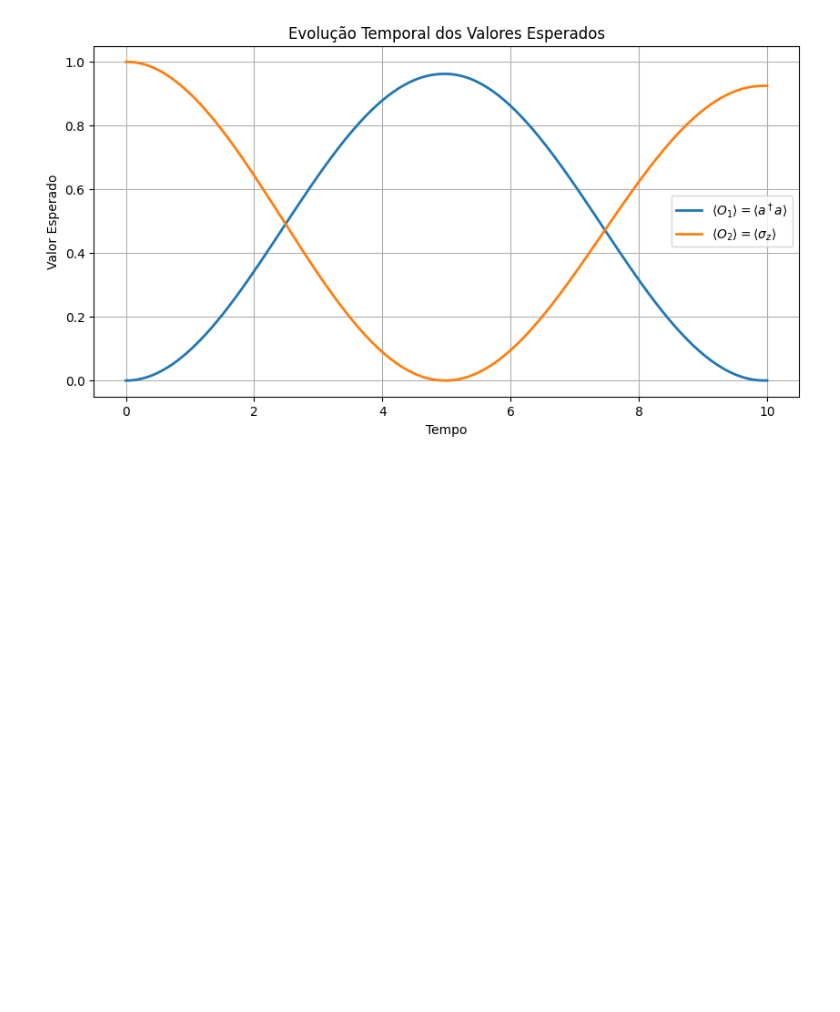
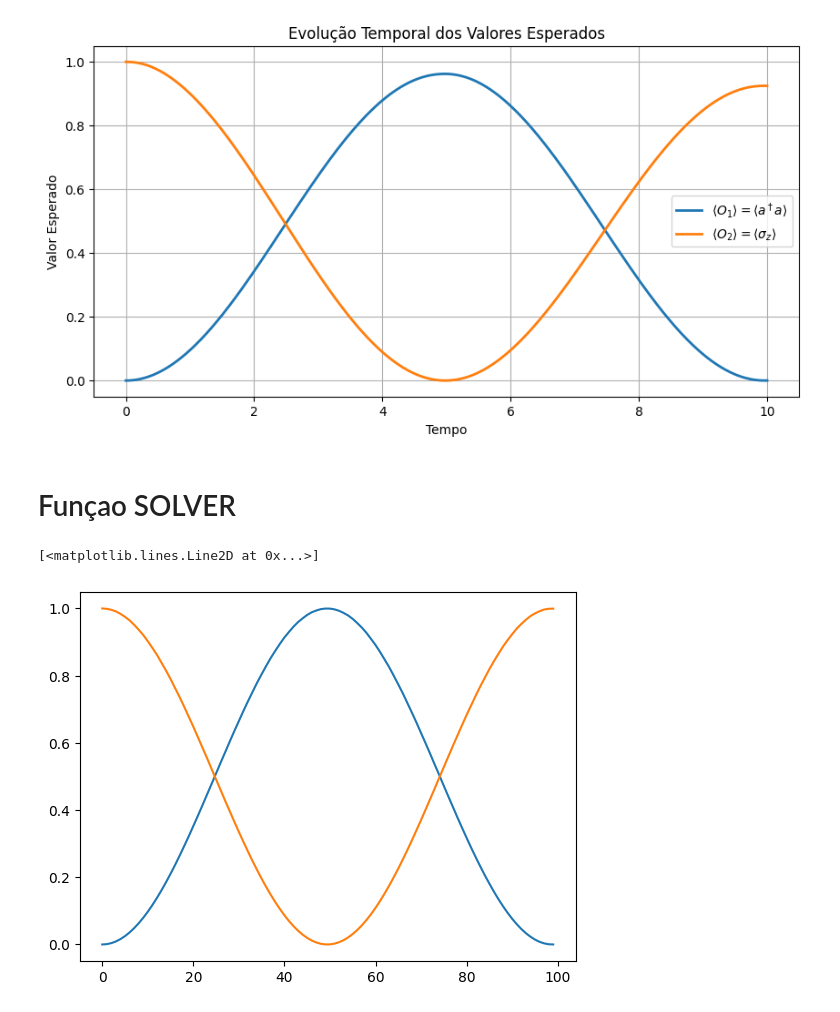
Before and after one commit to GubioGL/Q-BASIC, a Jupyter notebook: Aula_9_Dinamica.ipynb, the cells around one changed output. Drawn from its saved outputs; the diff is of its cells as text; code cells hidden in the pictures; blank space fills up the shorter version.

```diff
--- a/Aula_9_Dinamica.ipynb
+++ b/Aula_9_Dinamica.ipynb
@@ -573,3 +574,26 @@ plt.grid()
 plt.show()
 # %% [output]
 [figure]
+# %% [markdown]
+# Funçao SOLVER
+# %%
+wc = 1.0 * 2 * np.pi  # cavity frequency
+wa = 1.0 * 2 * np.pi  # atom frequency
+g = 0.05 * 2 * np.pi  # coupling strength
+
+basefock = 2
+
+psi0 = bases(basefock, 0)@ bases(2, 0)
+
+# cavity mode operator
+a = destruiçao(basefock)@Identidade(2)
+
+# qubit/atom operators
+sm = Identidade(basefock)@(destruiçao(2).dag())  # sigma-minus operator
+
+# the Jaynes-Cumming Hamiltonian
+H_acomplamento = g * ( a*(sm.dag()) + a.dag()*sm )
+
+H = wc * a.dag() * a  + wa * sm.dag()*sm + H_acomplamento
+
+tempo = np.linspace(0, 10, 100)  # Pontos de avaliação
@@ -575,0 +669,14 @@ plt.show()
+# %%
+# Resolvendo a equação de Schrödinger e calculando o valor esperado
+resultado = edo.solve(H, tempo, psi0)
+# %%
+# Definindo as observáveis
+O1 = a.dag() * a  # Número de fótons no campo
+O2 = sm.dag() * sm  # Sigma_z para o átomo
+
+valores_esperados = Valor_esperado(resultado.y,[O1,O2])
+plt.plot(valores_esperados[0])
+plt.plot(valores_esperados[1])
+# %% [output]
+[<matplotlib.lines.Line2D at 0x...>]
+[figure, added]
```
Also changed, not shown: parts of 2 cells of this notebook, 1 other file.
